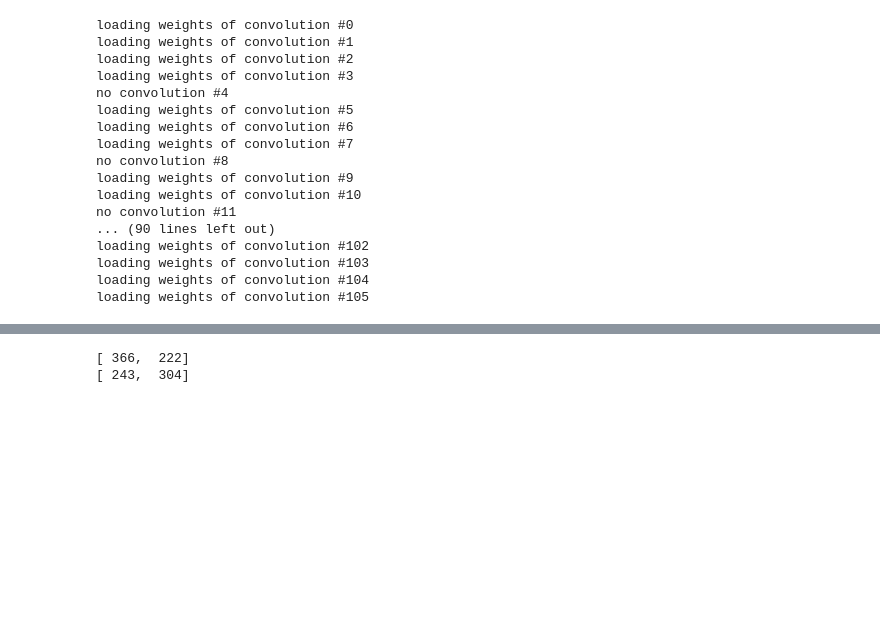
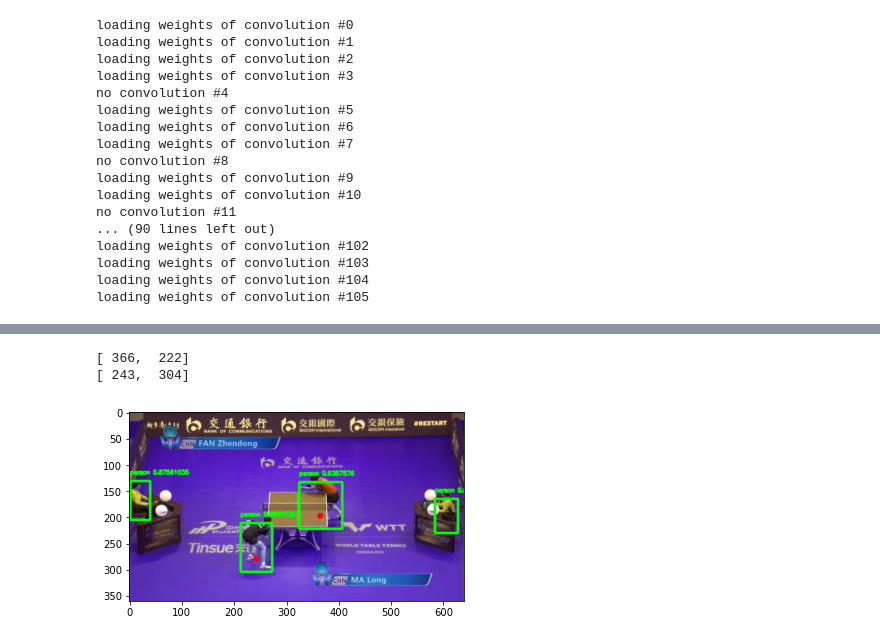
Before and after one commit to archeltaneka/table-tennis-analytics, a Jupyter notebook: table_tennis_analytic_playground.ipynb, the cells around one changed output, grey strips where cells are left out. Drawn from its saved outputs; the diff is of its cells as text; code cells hidden in the pictures; blank space fills up the shorter version.

```diff
--- a/table_tennis_analytic_playground.ipynb
+++ b/table_tennis_analytic_playground.ipynb
@@ -427,3 +102,17 @@ dst_pts = np.array([
+# %%
+src_pts = np.array([
+    [30, 116],
+    [1, 326],
+    [416, 326],
+    [396, 116]
+])
+
+dst_pts = np.array([
+      [1,  1],
+      [1,  413],
+      [415,  415],
+      [415,  1],
+    ])
 # %%
 def drawPlayers(im, pred_boxes, pred_classes, showResult=False):
 
@@ -435,7 +124,7 @@ def drawPlayers(im, pred_boxes, pred_classes, showResult=False):
     for box in pred_boxes:
 
         # Include only class Person
-        #if pred_classes[i] == 'Person':
+        ##if pred_classes[i] == 'Person':
 
         x1 = int(box.xmin)
         y1 = int(box.ymin)
@@ -456,10 +145,11 @@ def drawPlayers(im, pred_boxes, pred_classes, showResult=False):
             i = i + 1
 
     if showResult:
-        cv2.imshow('Court', im)
+        plt.imshow(img)
+#         cv2.imshow('Court', im)
 
-        cv2.waitKey(0)
-        cv2.destroyAllWindows()
+#         cv2.waitKey(0)
+#         cv2.destroyAllWindows()
 # %%
 img_copy = yolo3.preprocess_input(img, net_h, net_w)
 preds = model.predict(img_copy)
@@ -483,8 +177,9 @@ person: 98.49739074707031%
 # %%
-drawPlayers(img, bboxes, labels, showResult=True)
+drawPlayers(obj, bboxes, labels, showResult=True)
 # %% [output]
 [ 366,  222]
 [ 243,  304]
+[figure, added]
 # %%
 im_poly = img_copy[0].copy()
 
```
Also changed, not shown: parts of 28 cells of this notebook, 2 other files.
